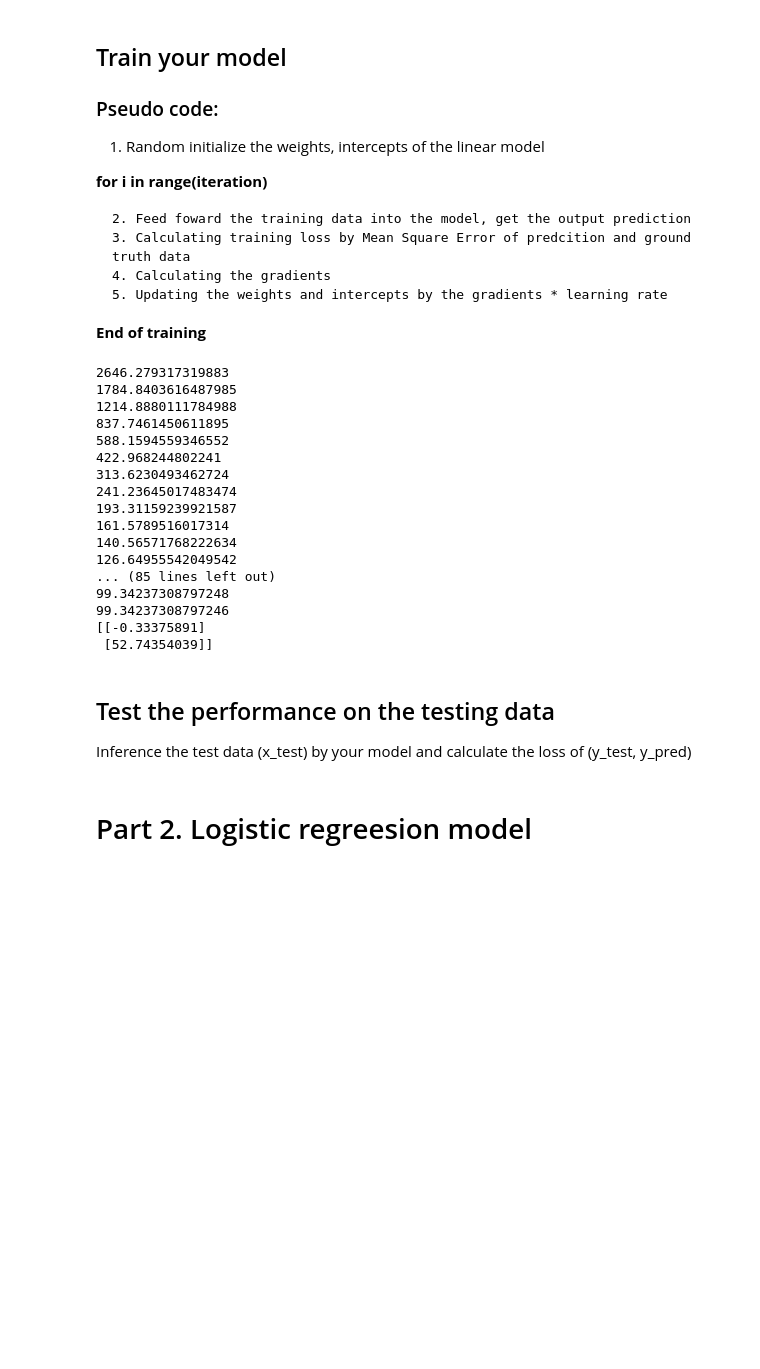
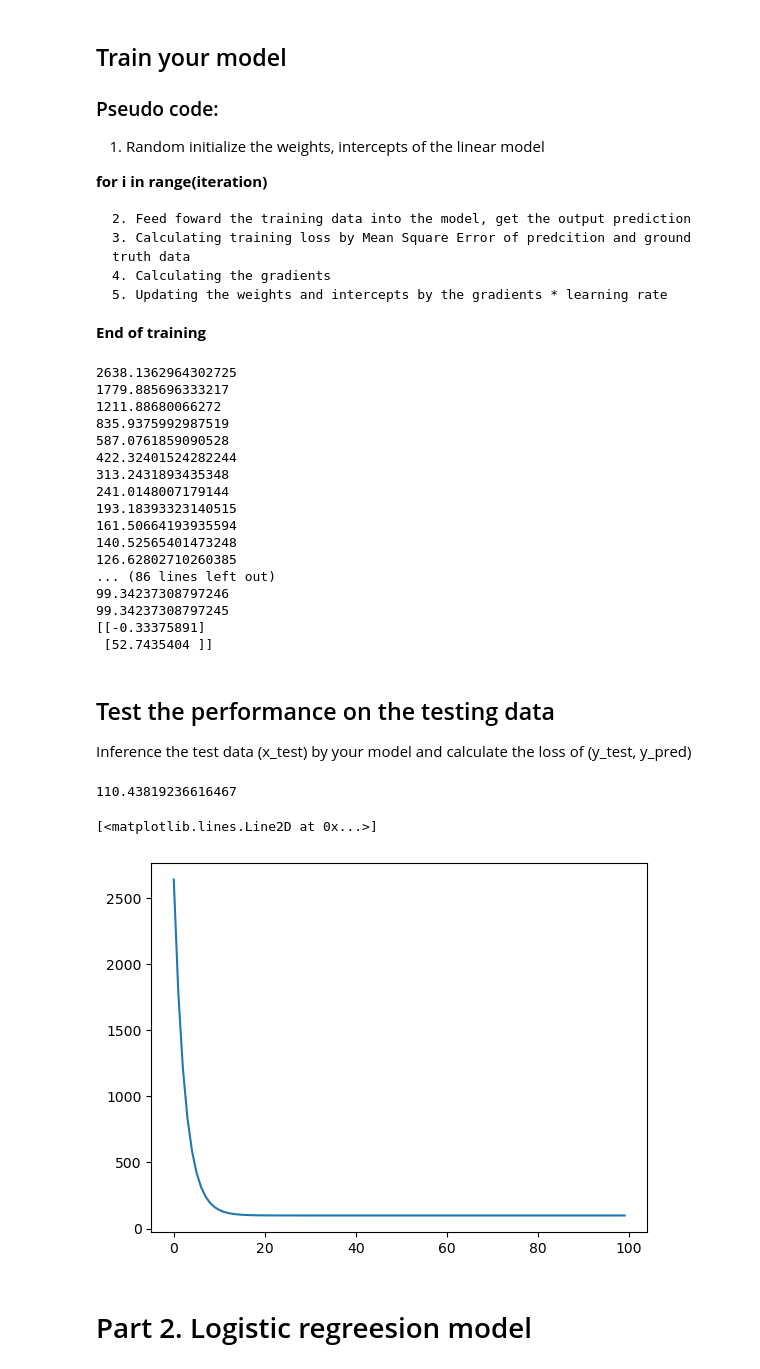
Before and after one commit to sorbet30237/NCTUCourses, a Jupyter notebook: ML2022FALL/HW1/HW1.ipynb, the cells around one changed output. Cells and saved outputs as stored; diff of their text form; code cells hidden in the pictures; blank space fills up the shorter version.

```diff
--- a/ML2022FALL/HW1/HW1.ipynb
+++ b/ML2022FALL/HW1/HW1.ipynb
@@ -32,43 +32,46 @@ plt.plot(x_train, y_train, '.')
 
 **End of training**
 # %%
-w = np.random.rand(2,1)
+w = np.random.rand(2, 1)
 lr = 0.1
-x = x_train.reshape(x_train.size,-1)
+
+x = x_train.reshape(x_train.size, -1)
 temp = np.ones((x.size,1))
 x = np.concatenate((temp,x), axis=1)
-for i in range(1,100):
+y = y_train.reshape(y_train.size, -1)
+lossi = np.zeros((100,1))
+for i in range(0, 100):
 
-    y_ = x@w
-    y = y_train.reshape(y_train.size, -1)
-    dif = y_-y
+    y_ = x @ w
+
+    dif = y_ - y
     loss = dif**2
-    loss = loss.sum()/dif.size
-    dif = dif.reshape(1,-1)
-    gradient = dif@x
-    gradient = gradient*2/dif.size
-    gradient = gradient.reshape(2,1)
-    w = w-lr*gradient
+    loss = loss.sum() / dif.size
+    lossi[i,0] = loss
+    gradient = x.T @ dif
+    gradient = gradient * 2 / dif.size
+    w = w - lr*gradient
+
     print(loss)
 print(w)
 # %% [output]
-2646.279317319883
-1784.8403616487985
-1214.8880111784988
-837.7461450611895
-588.1594559346552
-422.968244802241
-313.6230493462724
-241.23645017483474
-193.31159239921587
-161.5789516017314
-140.56571768222634
-126.64955542049542
-... (85 lines left out)
-99.34237308797248
+2638.1362964302725
+1779.885696333217
+1211.88680066272
+835.9375992987519
+587.0761859090528
+422.32401524282244
+313.2431893435348
+241.0148007179144
+193.18393323140515
+161.50664193935594
+140.52565401473248
+126.62802710260385
+... (86 lines left out)
 99.34237308797246
+99.34237308797245
 [[-0.33375891]
- [52.74354039]]
+ [52.7435404 ]]
 # %% [markdown]
 ## Test the performance on the testing data
 Inference the test data (x_test) by your model and calculate the loss of (y_test, y_pred)
@@ -78,3 +78,18 @@ Inference the test data (x_test) by your model and calculate the loss of (y_test
+# %%
+#y_pred = your_model(x_test)
+#print(Mean_square_error(y_test, y_pred))
+y_pred = x_test*w[1,0] + w[0,0]
+y_test = y_test.reshape(y_test.size, -1)
+mse = y_pred - y_test
+mse = mse**2
+mse = mse.sum() / mse.size
+print(mse)
+a = np.arange(100).reshape(100,1)
+plt.plot(a, lossi)
+# %% [output]
+110.43819236616467
+[<matplotlib.lines.Line2D at 0x...>]
+[figure, added]
 # %% [markdown]
 # Part 2. Logistic regreesion model
 # %% [markdown]
```
Also changed, not shown: parts of 3 cells of this notebook, 18 other files.
